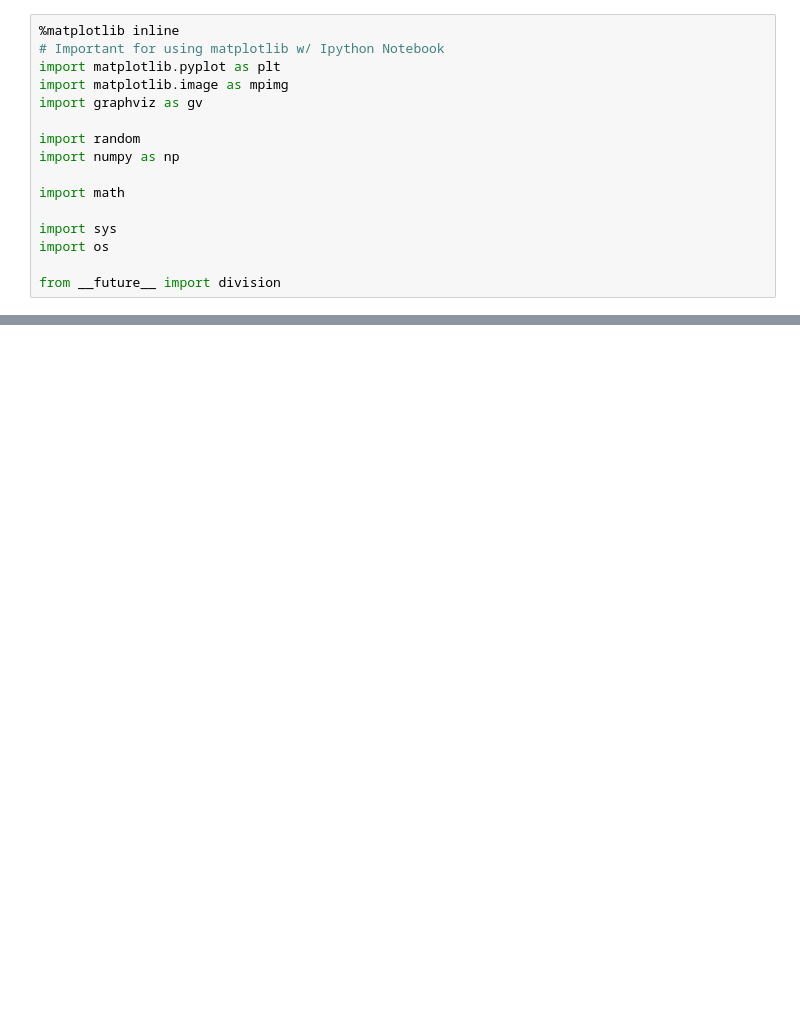
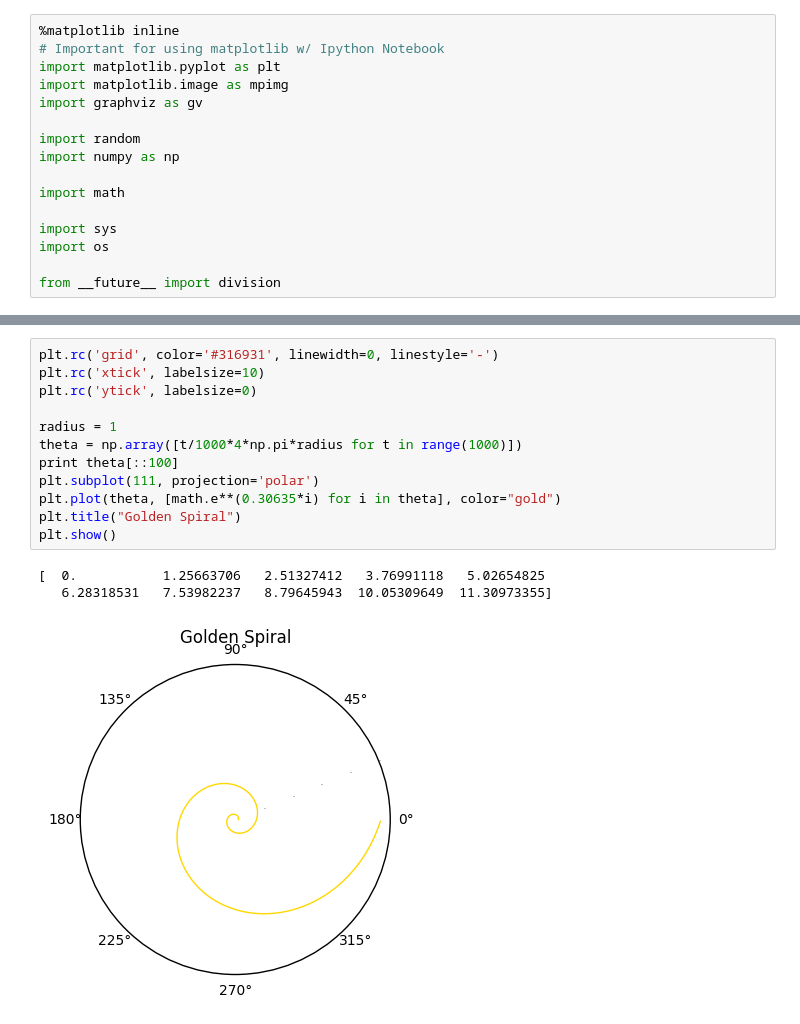
Before and after one commit to CarlosReyes1/c2017Fall, a Jupyter notebook: c191s18/Plotting.ipynb, the cells around one changed output, grey strips where cells are left out. Saved outputs shown, nothing was run; the diff lists cells and outputs as text; blank space fills up the shorter version.

Commit message:
Golden Spiral

```diff
--- a/c191s18/Plotting.ipynb
+++ b/c191s18/Plotting.ipynb
@@ -50,0 +50,16 @@ plt.show()
+# %%
+plt.rc('grid', color='#316931', linewidth=0, linestyle='-')
+plt.rc('xtick', labelsize=10)
+plt.rc('ytick', labelsize=0)
+
+radius = 1
+theta = np.array([t/1000*4*np.pi*radius for t in range(1000)])
+print theta[::100]
+plt.subplot(111, projection='polar')
+plt.plot(theta, [math.e**(0.30635*i) for i in theta], color="gold")
+plt.title("Golden Spiral")
+plt.show()
+# %% [output]
+[  0.           1.25663706   2.51327412   3.76991118   5.02654825
+   6.28318531   7.53982237   8.79645943  10.05309649  11.30973355]
+[figure, added]
```
Also changed, not shown: parts of 3 cells of this notebook.
